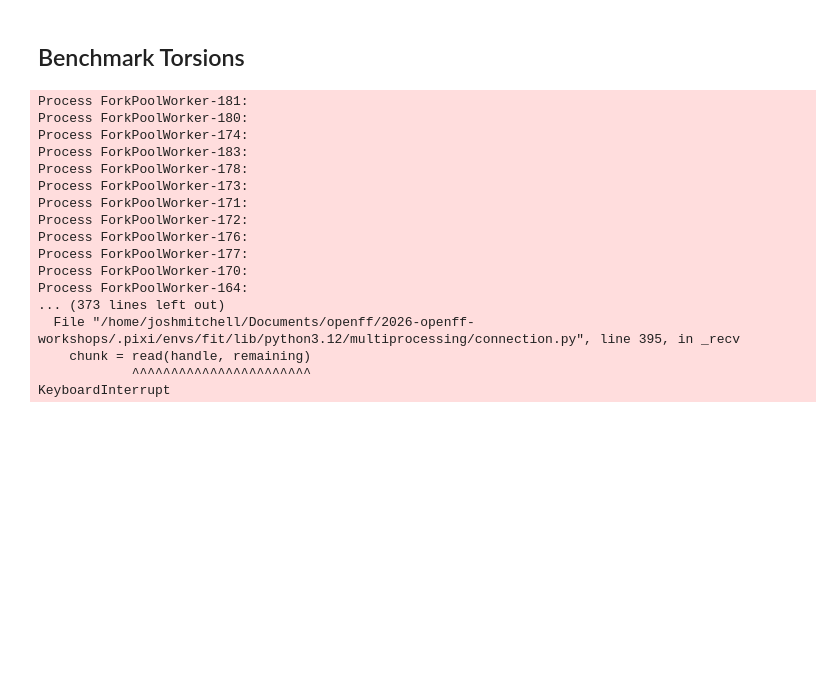
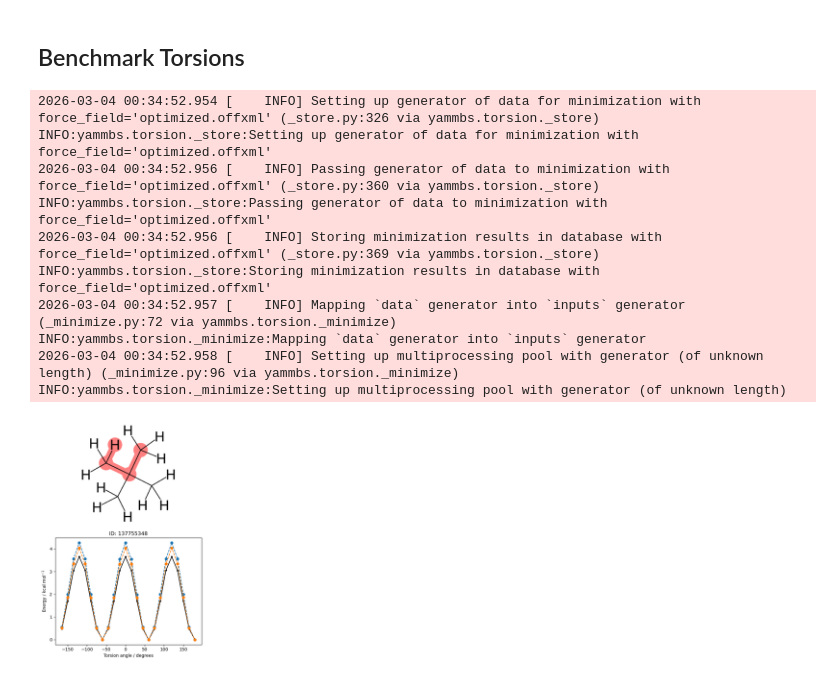
Before and after one commit to openforcefield/2026-virtual-workshops, a Jupyter notebook: fit/fitting-workshop.ipynb, the cells around one changed output. Cells and saved outputs as stored; diff of their text form; code cells hidden in the pictures; blank space fills up the shorter version.

```diff
--- a/fit/fitting-workshop.ipynb
+++ b/fit/fitting-workshop.ipynb
@@ -1013,15 +567,0 @@ def plot_mean_error_distribution(
-# %%
-from yammbs.inputs import QCArchiveDataset
-
-force_fields = [
-    "openff-2.3.0",
-    "optimized.offxml",
-]
-
-benchmark_td_results = TorsionDriveResultCollection.from_server(
-    client=client,
-    datasets=[
-        "OpenFF Alkane Torsion Drives v1.0",
-    ],
-    spec_name="default",
-)
@@ -1077,24 +568,18 @@ else:
 # %%
-for force_field in force_fields:
-    store.optimize_mm(force_field=force_field, n_processes=24)
+tdstore.optimize_mm(force_field="optimized.offxml", n_processes=9)
 # %% [output]
-Process ForkPoolWorker-181:
-Process ForkPoolWorker-180:
-Process ForkPoolWorker-174:
-Process ForkPoolWorker-183:
-Process ForkPoolWorker-178:
-Process ForkPoolWorker-173:
-Process ForkPoolWorker-171:
-Process ForkPoolWorker-172:
-Process ForkPoolWorker-176:
-Process ForkPoolWorker-177:
-Process ForkPoolWorker-170:
-Process ForkPoolWorker-164:
-... (373 lines left out)
-  File "/home/joshmitchell/Documents/openff/2026-openff-workshops/.pixi/envs/fit/lib/python3.12/multiprocessing/connection.py", line 395, in _recv
-    chunk = read(handle, remaining)
-            ^^^^^^^^^^^^^^^^^^^^^^^
-KeyboardInterrupt
+2026-03-04 00:34:52.954 [    INFO] Setting up generator of data for minimization with force_field='optimized.offxml' (_store.py:326 via yammbs.torsion._store)
+INFO:yammbs.torsion._store:Setting up generator of data for minimization with force_field='optimized.offxml'
+2026-03-04 00:34:52.956 [    INFO] Passing generator of data to minimization with force_field='optimized.offxml' (_store.py:360 via yammbs.torsion._store)
+INFO:yammbs.torsion._store:Passing generator of data to minimization with force_field='optimized.offxml'
+2026-03-04 00:34:52.956 [    INFO] Storing minimization results in database with force_field='optimized.offxml' (_store.py:369 via yammbs.torsion._store)
+INFO:yammbs.torsion._store:Storing minimization results in database with force_field='optimized.offxml'
+2026-03-04 00:34:52.957 [    INFO] Mapping `data` generator into `inputs` generator (_minimize.py:72 via yammbs.torsion._minimize)
+INFO:yammbs.torsion._minimize:Mapping `data` generator into `inputs` generator
+2026-03-04 00:34:52.958 [    INFO] Setting up multiprocessing pool with generator (of unknown length) (_minimize.py:96 via yammbs.torsion._minimize)
+INFO:yammbs.torsion._minimize:Setting up multiprocessing pool with generator (of unknown length)
 # %%
-plot_dir = "torsions"
-plot_torsions(plot_dir, force_fields, store)
+plot_dir = "figures"
+plot_torsions(plot_dir, force_fields, tdstore)
+# %% [output]
+[figure, added]
```
Also changed, not shown: parts of 36 cells of this notebook, 5 other files.
